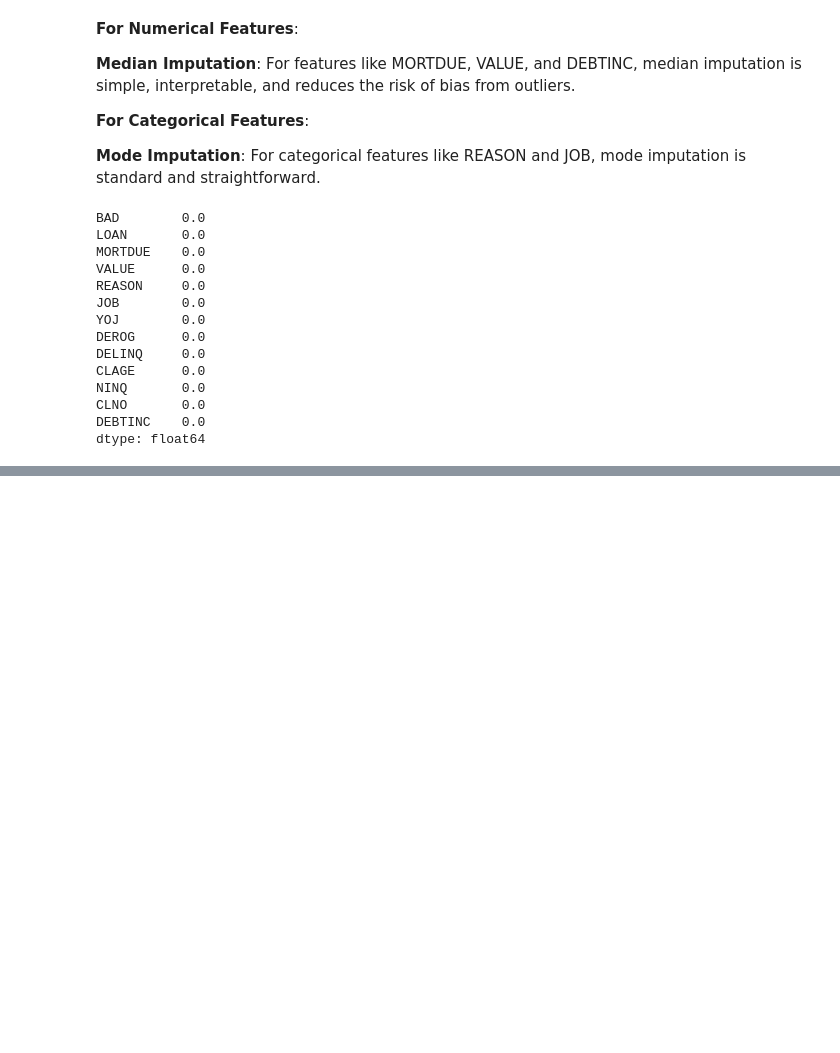
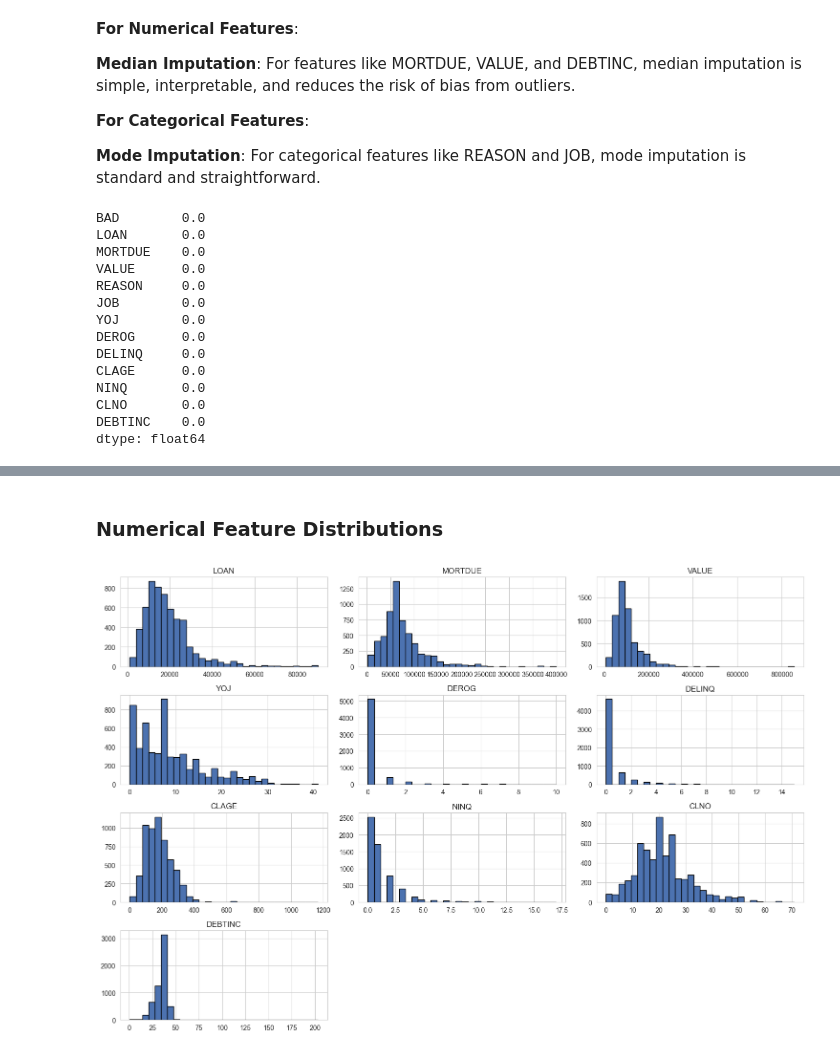
Before and after one commit to JoshuaPaul-lasisi/Credit-Risk-Assessment, a Jupyter notebook: notebook.ipynb, the cells around one changed output, grey strips where cells are left out. Drawn from its saved outputs; the diff is of its cells as text; code cells hidden in the pictures; blank space fills up the shorter version.

```diff
--- a/notebook.ipynb
+++ b/notebook.ipynb
@@ -150,0 +205,11 @@ dtype: float64
+# %% [markdown]
+### Numerical Feature Distributions
+# %%
+# Histograms for numerical features
+numerical_features = ['LOAN', 'MORTDUE', 'VALUE', 'YOJ', 'DEROG', 'DELINQ', 'CLAGE', 'NINQ', 'CLNO', 'DEBTINC']
+
+credit[numerical_features].hist(bins=30, figsize=(15, 10), color='#4c72b0', edgecolor='black')
+plt.tight_layout()
+plt.show()
+# %% [output]
+[figure, added]
```
Also changed, not shown: parts of 62 cells of this notebook.
